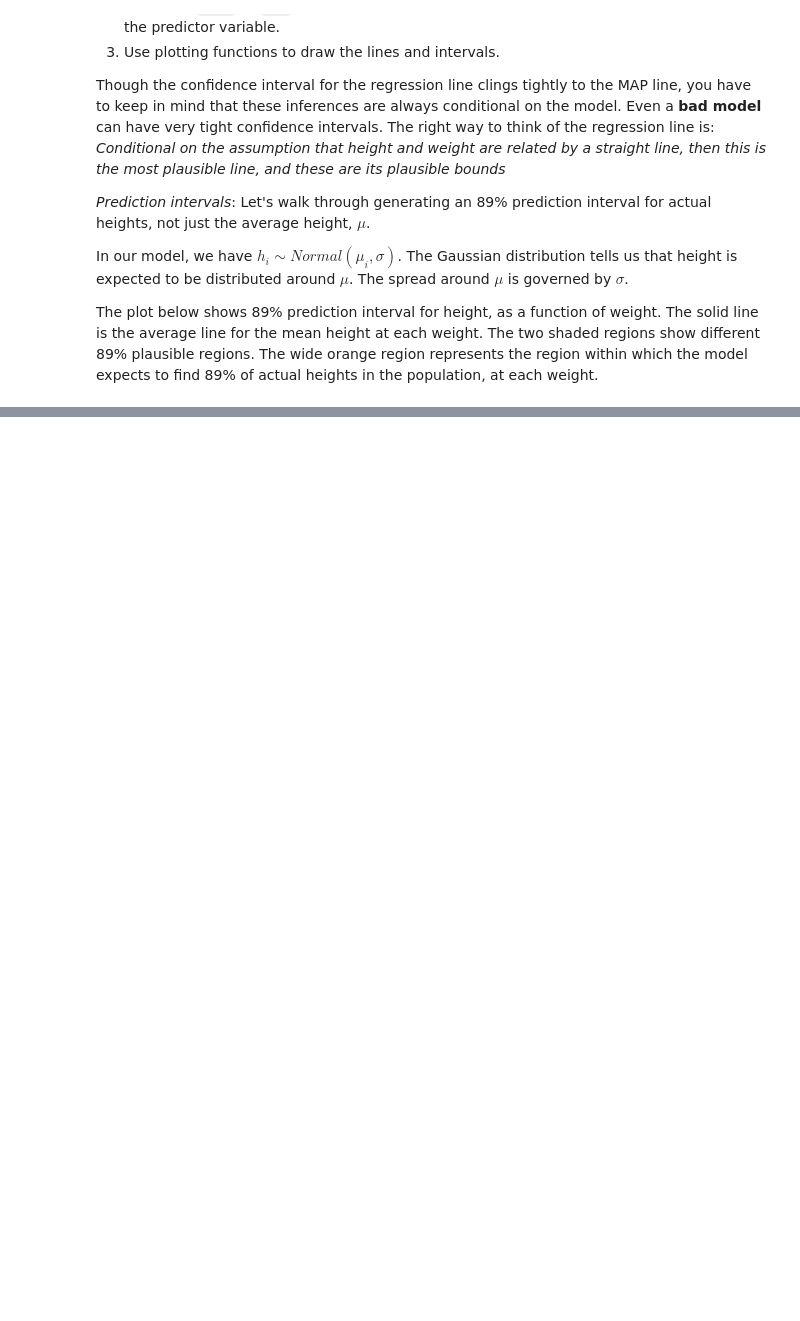
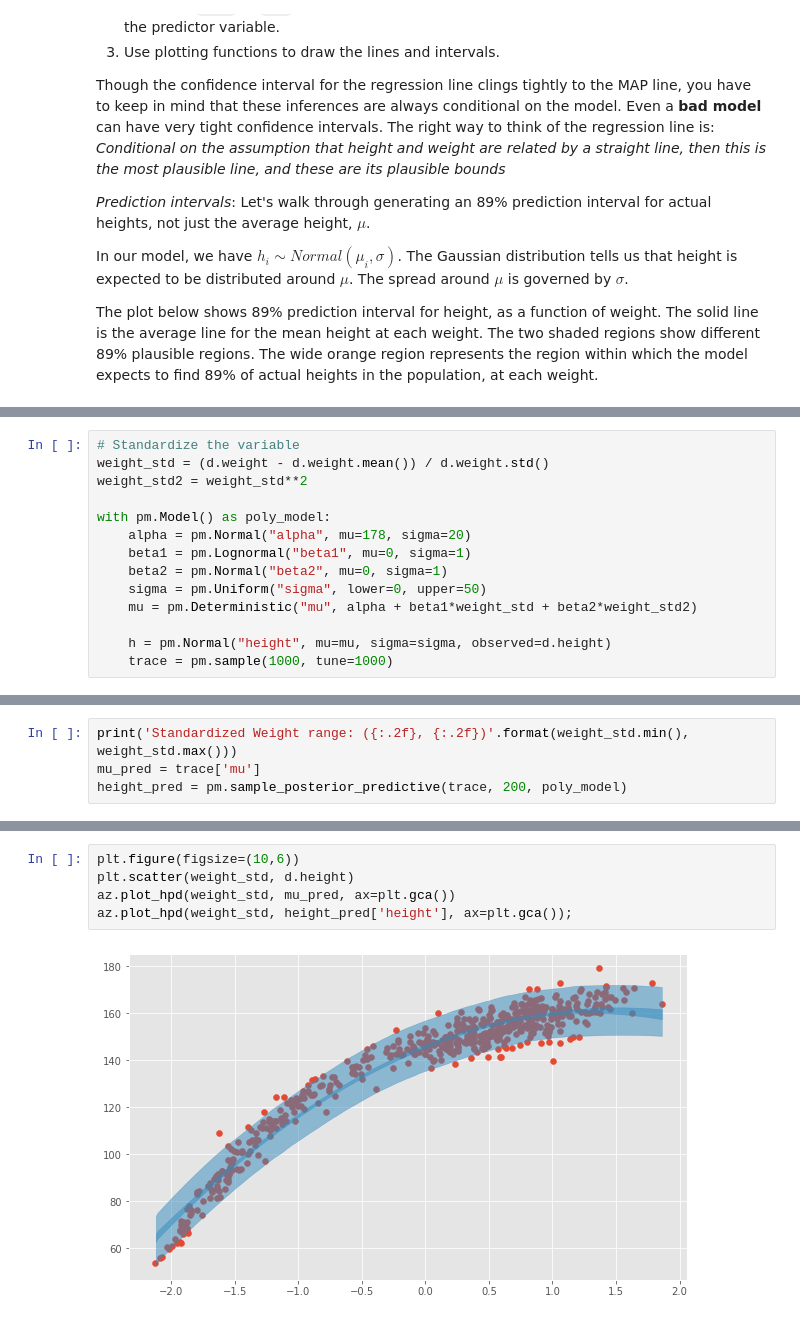
Before and after one commit to telescreen/Notebook, a Jupyter notebook: Statistics/Statistics Rethinking Chapter 4.ipynb, the cells around one changed output, grey strips where cells are left out. Saved outputs shown, nothing was run; the diff lists cells and outputs as text; blank space fills up the shorter version.

```diff
--- a/Statistics/Statistics Rethinking Chapter 4.ipynb
+++ b/Statistics/Statistics Rethinking Chapter 4.ipynb
@@ -591,0 +617,14 @@ plt.xlim(d2.weight.min(), d2.weight.max());
+# %%
+# Standardize the variable
+weight_std = (d.weight - d.weight.mean()) / d.weight.std()
+weight_std2 = weight_std**2
+
+with pm.Model() as poly_model:
+    alpha = pm.Normal("alpha", mu=178, sigma=20)
+    beta1 = pm.Lognormal("beta1", mu=0, sigma=1)
+    beta2 = pm.Normal("beta2", mu=0, sigma=1)
+    sigma = pm.Uniform("sigma", lower=0, upper=50)
+    mu = pm.Deterministic("mu", alpha + beta1*weight_std + beta2*weight_std2)
+
+    h = pm.Normal("height", mu=mu, sigma=sigma, observed=d.height)
+    trace = pm.sample(1000, tune=1000)
@@ -591,0 +642,4 @@ plt.xlim(d2.weight.min(), d2.weight.max());
+# %%
+print('Standardized Weight range: ({:.2f}, {:.2f})'.format(weight_std.min(), weight_std.max()))
+mu_pred = trace['mu']
+height_pred = pm.sample_posterior_predictive(trace, 200, poly_model)
@@ -592,3 +649,10 @@ plt.xlim(d2.weight.min(), d2.weight.max());
+# %%
+plt.figure(figsize=(10,6))
+plt.scatter(weight_std, d.height)
+az.plot_hpd(weight_std, mu_pred, ax=plt.gca())
+az.plot_hpd(weight_std, height_pred['height'], ax=plt.gca());
+# %% [output]
+[figure, added]
 # %%
 %load_ext watermark
 %watermark -n -u -v -iv -w
```
Also changed, not shown: parts of 13 cells of this notebook.
